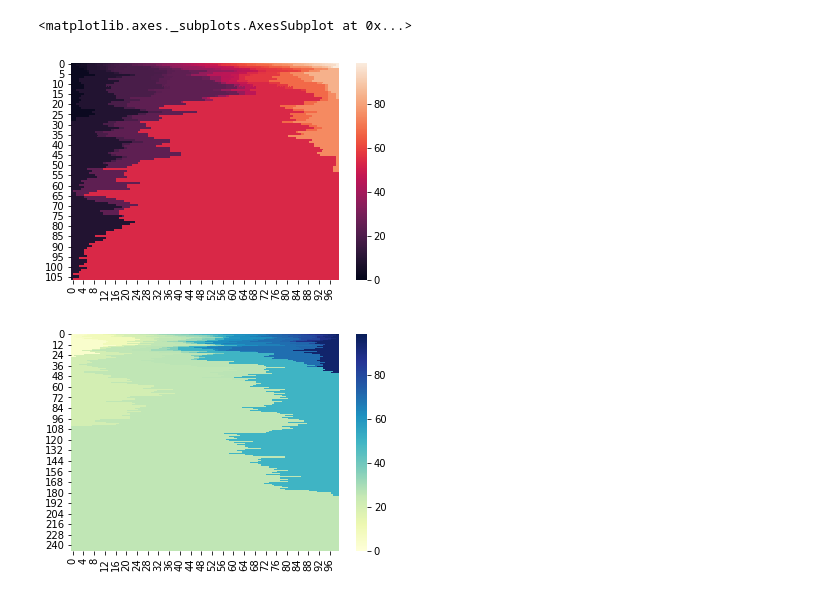
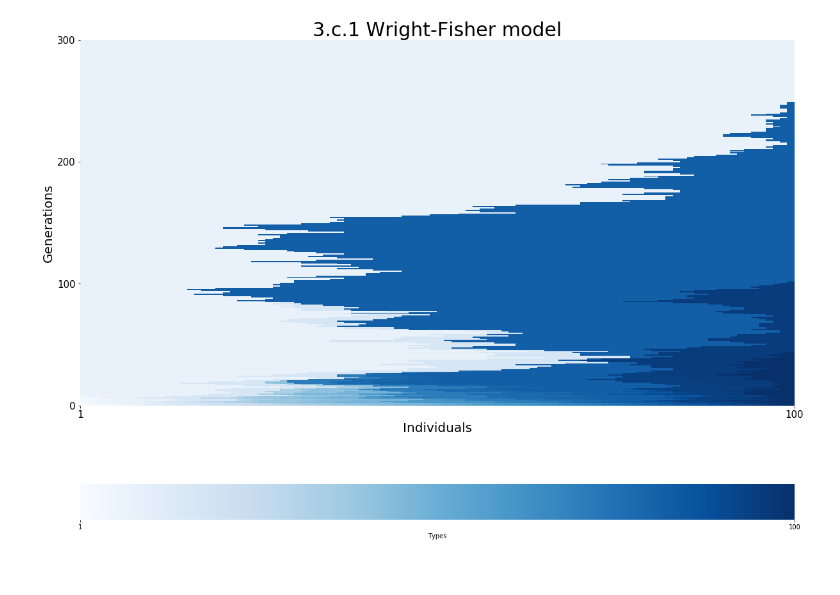
Before and after one commit to yziw/MA933, a Jupyter notebook: 1/Part 3.ipynb, the cells around one changed output. Cells and saved outputs as stored; diff of their text form; code cells hidden in the pictures.

Commit message:
all plots should be final

```diff
--- a/1/Part 3.ipynb
+++ b/1/Part 3.ipynb
@@ -65,14 +71,9 @@ varL(5, 1000, 1, 100)
-# %%
-sns.heatmap(WFmodel(500, 100)[0])
-# %% [output]
-<matplotlib.axes._subplots.AxesSubplot at 0x...>
-[figure, removed]
 # %%
 print(range(1, 399))
 # %%
 def WFplot(generation, L):
     X = np.zeros(shape = (generation, L))
-    X[0,:] = range(L)
+    X[0,:] = range(1, L+1)
 
     for i in range(1, generation):
         oldstates = X[i-1, :]
@@ -82,19 +83,32 @@ def WFplot(generation, L):
         if am_done(X[i,:]) == True:
             stationarity = i
             trpoint = math.ceil(4*stationarity/3)
-            for a in range(i, trpoint):
+            for a in range(i, 300):
                 for b in range(0, L):
                     X[a,b] = X[i, 0]
             break
 #         else:
 #             trpoint = generation
 #             stationarity = None #actually idk lol
-    X = X[:trpoint, :]
-    sns.heatmap(X, cbar = True, cmap="YlGnBu")
+#     X = X[:trpoint, :]
+    plt.figure(figsize = (20, 15))
+    ax = sns.heatmap(X, cbar = True, cbar_kws={'label': 'Types', 'ticks': [1, 100],
+                                               'orientation': 'horizontal'}, cmap = "Blues")
+    plt.xlabel("Individuals", fontsize = 20)
+    plt.ylabel("Generations", fontsize = 20)
+#     i = 0
+
+#     yticks = np.empty([])
+#     while i < trpoint/100:
+#         yticks[i] = 100*(i)
+    plt.yticks([0, 100, 200, 300], [0, 100, 200, 300], fontsize = 15)
+    plt.xticks([0, 100], [1, 100], fontsize = 15, rotation = 0)
+    ax.invert_yaxis()
+    plt.title("3.c.1 Wright-Fisher model", fontsize = 30)
 #     return X, stationarity
 #     plt.figure(figsize = (10,8))
 # figure.set_size_inches(1, 1)
 # %%
-WFplot(500, 100)
+WFplot(300, 100)
 # %% [output]
-[figure, old version]
+[figure, new version]
```
Also changed, not shown: parts of 2 cells of this notebook, 1 other file.
